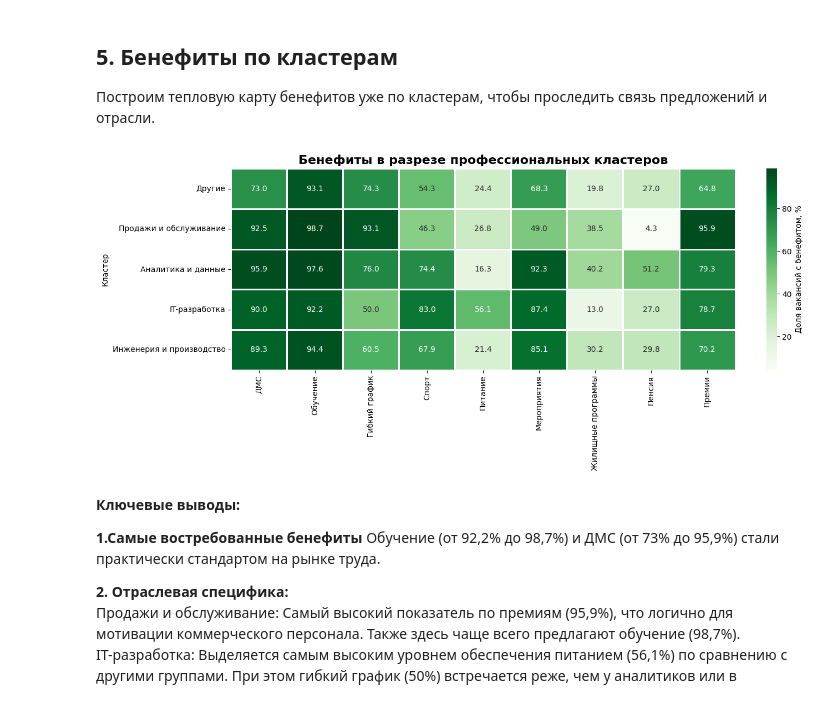
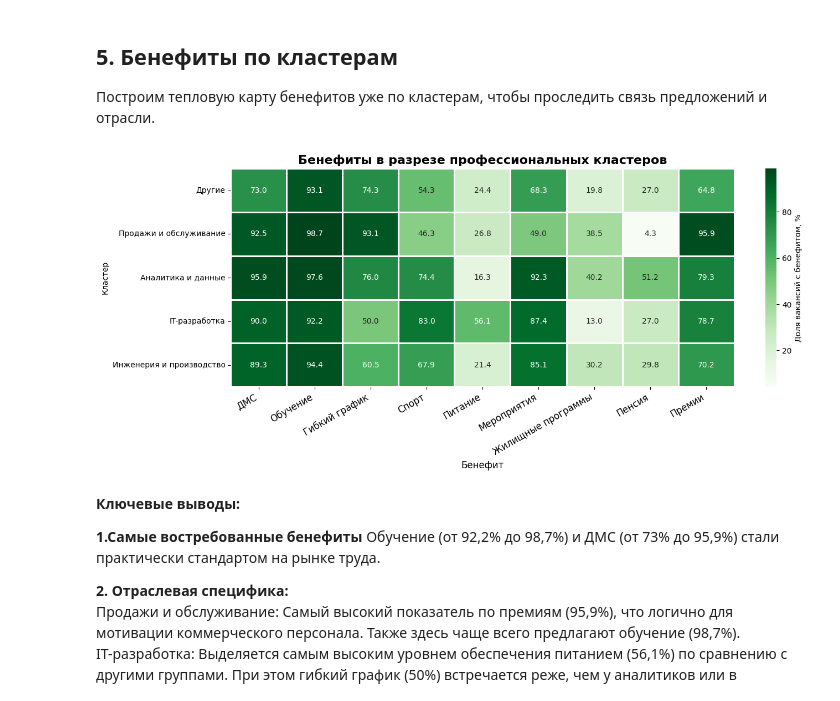
Before and after one commit to DDDDDE15/hh_benefits_analysis, a Jupyter notebook: notebooks/hr_brand.ipynb, the cells around one changed output. Drawn from its saved outputs; the diff is of its cells as text; code cells hidden in the pictures.

```diff
--- a/notebooks/hr_brand.ipynb
+++ b/notebooks/hr_brand.ipynb
@@ -264,22 +265,24 @@ plt.show()
 # %%
 # Для каждого кластера считаем долю бенефитов
 cluster_benefits = df.groupby('professional_cluster')[benefit_cols].mean() * 100
 cluster_benefits = cluster_benefits.rename(columns=benefit_names_ru)
 
 # Выбираем топ-5 кластеров по количеству вакансий
 top_clusters = df['professional_cluster'].value_counts().head(5).index
 cluster_benefits_top = cluster_benefits.loc[top_clusters]
 
 # Тепловая карта
 plt.figure(figsize=(14, 6))
 sns.heatmap(cluster_benefits_top, annot=True, fmt='.1f', cmap='Greens',
             linewidths=1, cbar_kws={'label': 'Доля вакансий с бенефитом, %'})
 plt.title('Бенефиты в разрезе профессиональных кластеров', fontsize=16, fontweight='bold')
+plt.xlabel('Бенефит', fontsize=12)
+plt.xticks(rotation = 30, ha='right', fontsize=12)
+plt.ylabel('Кластер')
 plt.tight_layout()
-plt.ylabel('Кластер')
 plt.show()
 # %% [output]
-[figure, old version]
+[figure, new version]
 # %% [markdown]
 **Ключевые выводы:<br>**
 
```
Also changed, not shown: parts of 4 cells of this notebook.
